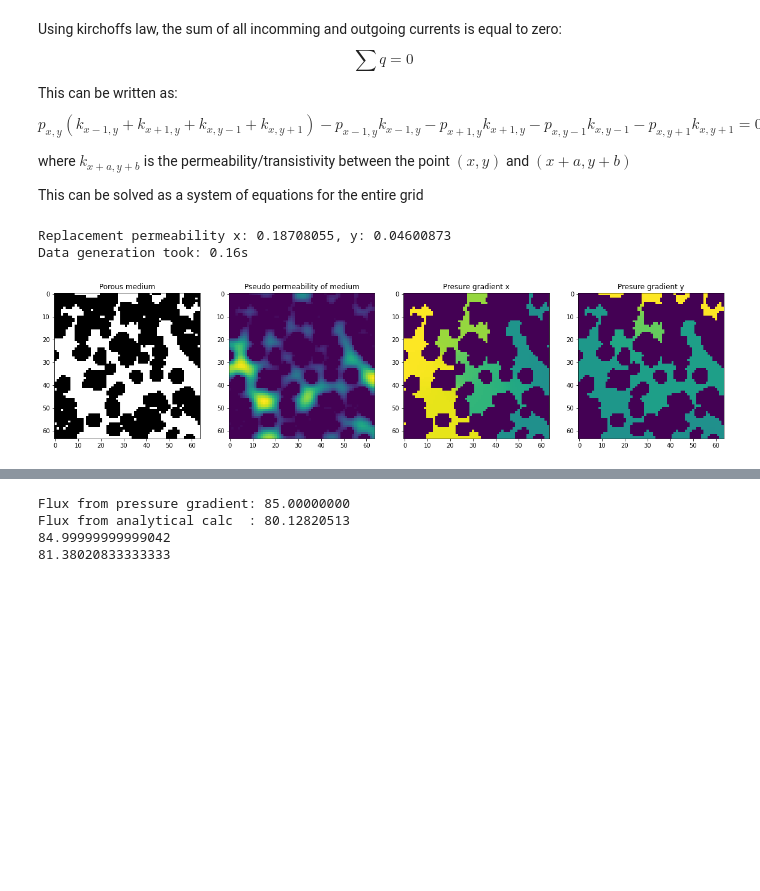
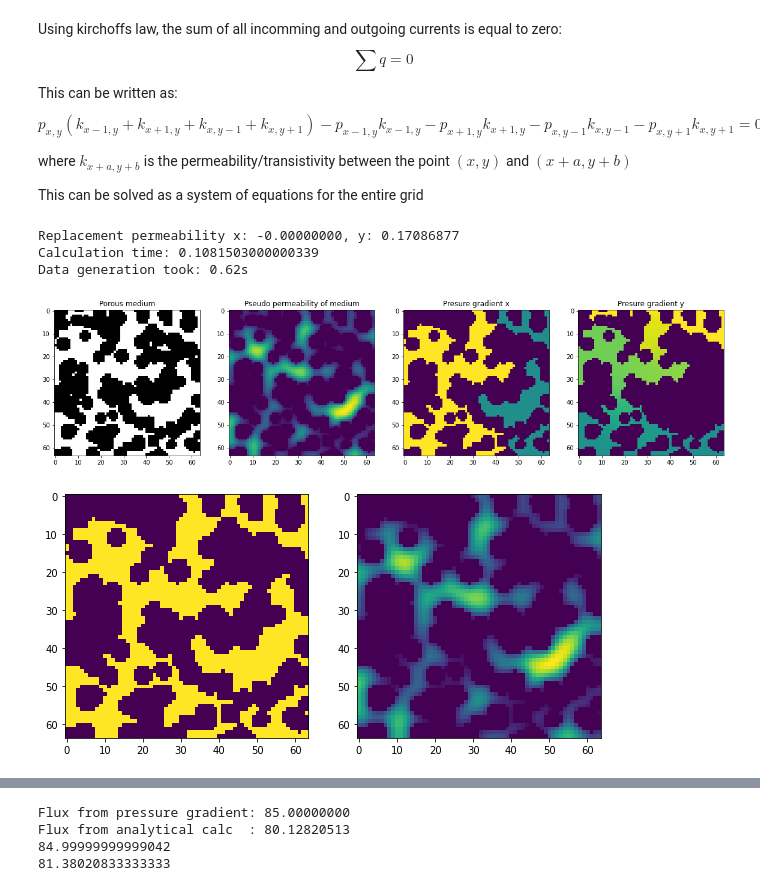
Before and after one commit to Yannicked/permeability-machine-learning, a Jupyter notebook: generate_images.ipynb, the cells around one changed output, grey strips where cells are left out. Cells and saved outputs as stored; diff of their text form; code cells hidden in the pictures; blank space fills up the shorter version.

```diff
--- a/generate_images.ipynb
+++ b/generate_images.ipynb
@@ -580,36 +597,59 @@ def calculate_replacement_k(data, pressures):
 # %%
 def gen_image_and_data(width = 64, height = 64, num_circles = 150, mean_circle_radius = 3, std_circle_radius = 0.5, show = False):
     i = generate_image_normal(width, height, num_circles, mean_circle_radius, std_circle_radius)
 
+    start = time.perf_counter()
     j = calculate_poisson(i)
 
     pressures = calculate_pressures(i,j)
 
     # Simply rotate 90 degrees to determine the gradient in y direction
     pressures90 = calculate_pressures(np.rot90(i), np.rot90(j))
 
+    replacement_k_x = calculate_replacement_k(j, pressures)
+    replacement_k_y = calculate_replacement_k(np.rot90(j), pressures90)
+
+    end = time.perf_counter()
+
     if show:
         fig, (ax1, ax2, ax3, ax4) = plt.subplots(1, 4, figsize=(20,6))
         ax1.imshow(i, cmap='gray')
+        p = ax2.imshow(j)
+        ax3.imshow(pressures)
+        ax4.imshow(np.rot90(pressures90, -1))
+
+        print("Replacement permeability x: {:.8f}, y: {:.8f}".format(replacement_k_x, replacement_k_y))
+        print(f"Calculation time: {end-start}")
+        ax1extent = ax1.get_window_extent().transformed(fig.dpi_scale_trans.inverted())
+        ax2extent = ax2.get_window_extent().transformed(fig.dpi_scale_trans.inverted())
+        ax3extent = ax3.get_window_extent().transformed(fig.dpi_scale_trans.inverted())
+        ax4extent = ax4.get_window_extent().transformed(fig.dpi_scale_trans.inverted())
+
+        fig.savefig('images/generation_medium.pdf', bbox_inches=ax1extent.expanded(1.25, 1.25))
+        fig.savefig('images/generation_pseudo_permeabiliy.pdf', bbox_inches=ax2extent.expanded(1.25, 1.25))
+        fig.savefig('images/generation_pressure_gradient_x.pdf', bbox_inches=ax3extent.expanded(1.25, 1.25))
+        fig.savefig('images/generation_pressure_gradient_y.pdf', bbox_inches=ax4extent.expanded(1.25, 1.25))
+        ax4.set_title("Presure gradient y")
+        ax3.set_title("Presure gradient x")
+        ax2.set_title('Pseudo permeability of medium')
         ax1.set_title('Porous medium')
-        p = ax2.imshow(j)
-        ax2.set_title('Pseudo permeability of medium')
-        ax3.imshow(pressures)
-        ax3.set_title("Presure gradient x")
-        ax4.imshow(np.rot90(pressures90, -1))
-        ax4.set_title("Presure gradient y")
 
-    replacement_k_x = calculate_replacement_k(j, pressures)
-    replacement_k_y = calculate_replacement_k(np.rot90(j), pressures90)
-    if show:
-        print("Replacement permeability x: {:.8f}, y: {:.8f}".format(replacement_k_x, replacement_k_y))
+        filled = fill_holes(i)
+        p = j.copy()
+        p[~filled] = 0
+
+        fig2, (ax98 ,ax99) = plt.subplots(1,2, figsize = (9.6,6))
+        ax98.imshow(filled)
+        ax99.imshow(p)
     return i, j, pressures, replacement_k_x, replacement_k_y
 
 start = time.perf_counter()
 i, j, pressure, replacement_k_x, replacement_k_y = gen_image_and_data(show = True)
 end = time.perf_counter()
 print("Data generation took: {:.2f}s".format(end-start))
 # %% [output]
-Replacement permeability x: 0.18708055, y: 0.04600873
-Data generation took: 0.16s
+Replacement permeability x: -0.00000000, y: 0.17086877
+Calculation time: 0.1081503000000339
+Data generation took: 0.62s
-[figure, old version]
+[figure, new version]
+[figure, added]
```
Also changed, not shown: parts of 6 cells of this notebook, 4 other files.
